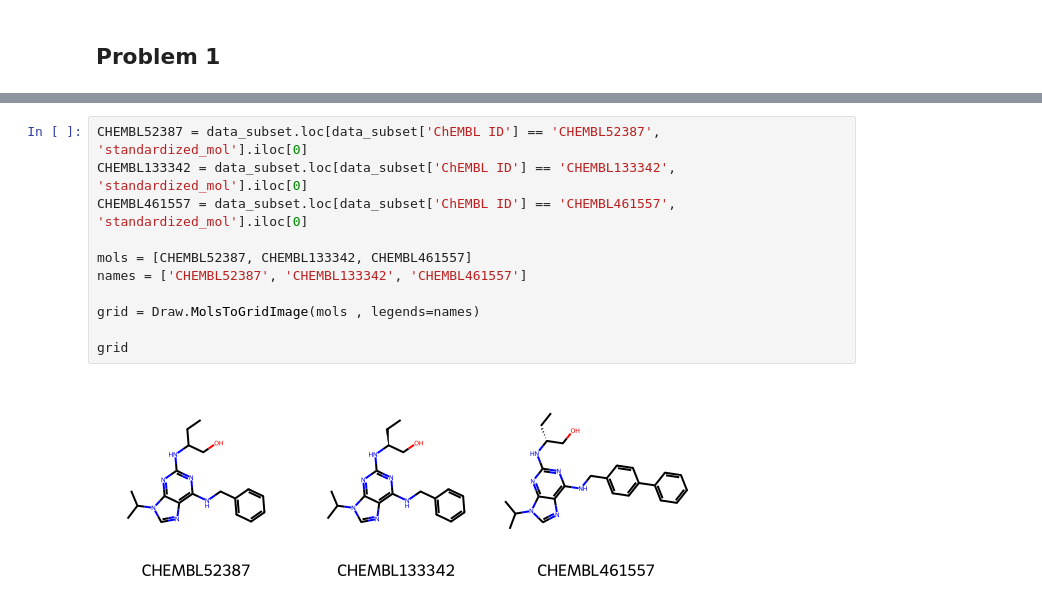
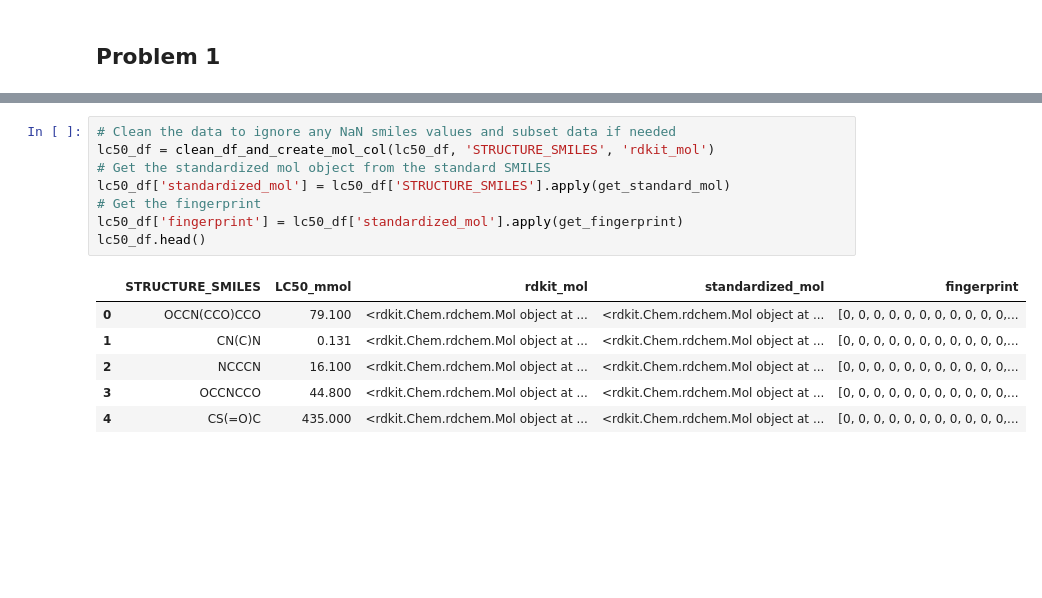
Before and after one commit to Steve-Cheney/Cheminformatics, a Jupyter notebook: rbif-110-a2/a2.ipynb, the cells around one changed output, grey strips where cells are left out. Cells and saved outputs as stored; diff of their text form; blank space fills up the shorter version.

```diff
--- a/rbif-110-a2/a2.ipynb
+++ b/rbif-110-a2/a2.ipynb
@@ -337,13 +127,15 @@ df_properties
-# %%
-CHEMBL52387 = data_subset.loc[data_subset['ChEMBL ID'] == 'CHEMBL52387', 'standardized_mol'].iloc[0]
-CHEMBL133342 = data_subset.loc[data_subset['ChEMBL ID'] == 'CHEMBL133342', 'standardized_mol'].iloc[0]
-CHEMBL461557 = data_subset.loc[data_subset['ChEMBL ID'] == 'CHEMBL461557', 'standardized_mol'].iloc[0]
-
-mols = [CHEMBL52387, CHEMBL133342, CHEMBL461557]
-names = ['CHEMBL52387', 'CHEMBL133342', 'CHEMBL461557']
-
-grid = Draw.MolsToGridImage(mols , legends=names)
-
-grid
-# %% [output]
-[figure, removed]
+# %%
+# Clean the data to ignore any NaN smiles values and subset data if needed
+lc50_df = clean_df_and_create_mol_col(lc50_df, 'STRUCTURE_SMILES', 'rdkit_mol')
+# Get the standardized mol object from the standard SMILES
+lc50_df['standardized_mol'] = lc50_df['STRUCTURE_SMILES'].apply(get_standard_mol)
+# Get the fingerprint
+lc50_df['fingerprint'] = lc50_df['standardized_mol'].apply(get_fingerprint)
+lc50_df.head()
+# %% [output]
+|  | STRUCTURE_SMILES | LC50_mmol | rdkit_mol | standardized_mol | fingerprint |
+| 0 | OCCN(CCO)CCO | 79.100 | <rdkit.Chem.rdchem.Mol object at ... | <rdkit.Chem.rdchem.Mol object at ... | [0, 0, 0, 0, 0, 0, 0, 0, 0, 0, 0,... |
+| 1 | CN(C)N | 0.131 | <rdkit.Chem.rdchem.Mol object at ... | <rdkit.Chem.rdchem.Mol object at ... | [0, 0, 0, 0, 0, 0, 0, 0, 0, 0, 0,... |
+| 2 | NCCCN | 16.100 | <rdkit.Chem.rdchem.Mol object at ... | <rdkit.Chem.rdchem.Mol object at ... | [0, 0, 0, 0, 0, 0, 0, 0, 0, 0, 0,... |
+| 3 | OCCNCCO | 44.800 | <rdkit.Chem.rdchem.Mol object at ... | <rdkit.Chem.rdchem.Mol object at ... | [0, 0, 0, 0, 0, 0, 0, 0, 0, 0, 0,... |
+| 4 | CS(=O)C | 435.000 | <rdkit.Chem.rdchem.Mol object at ... | <rdkit.Chem.rdchem.Mol object at ... | [0, 0, 0, 0, 0, 0, 0, 0, 0, 0, 0,... |
```
Also changed, not shown: parts of 16 cells of this notebook.
